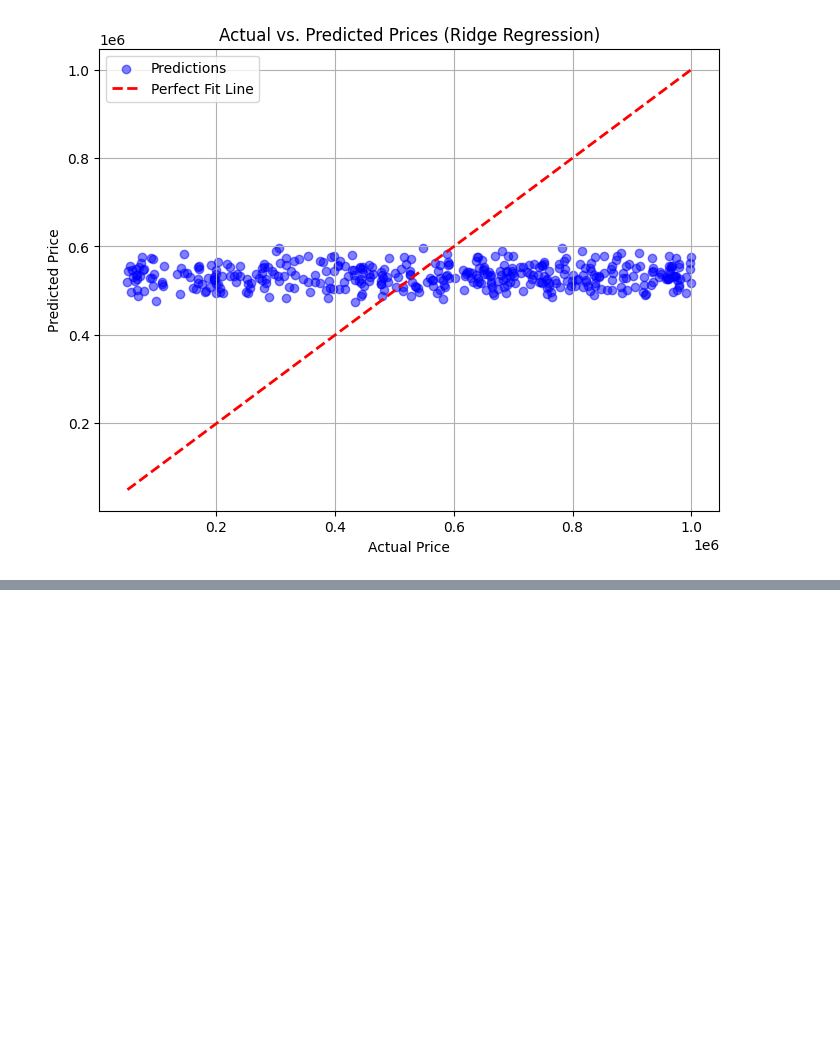
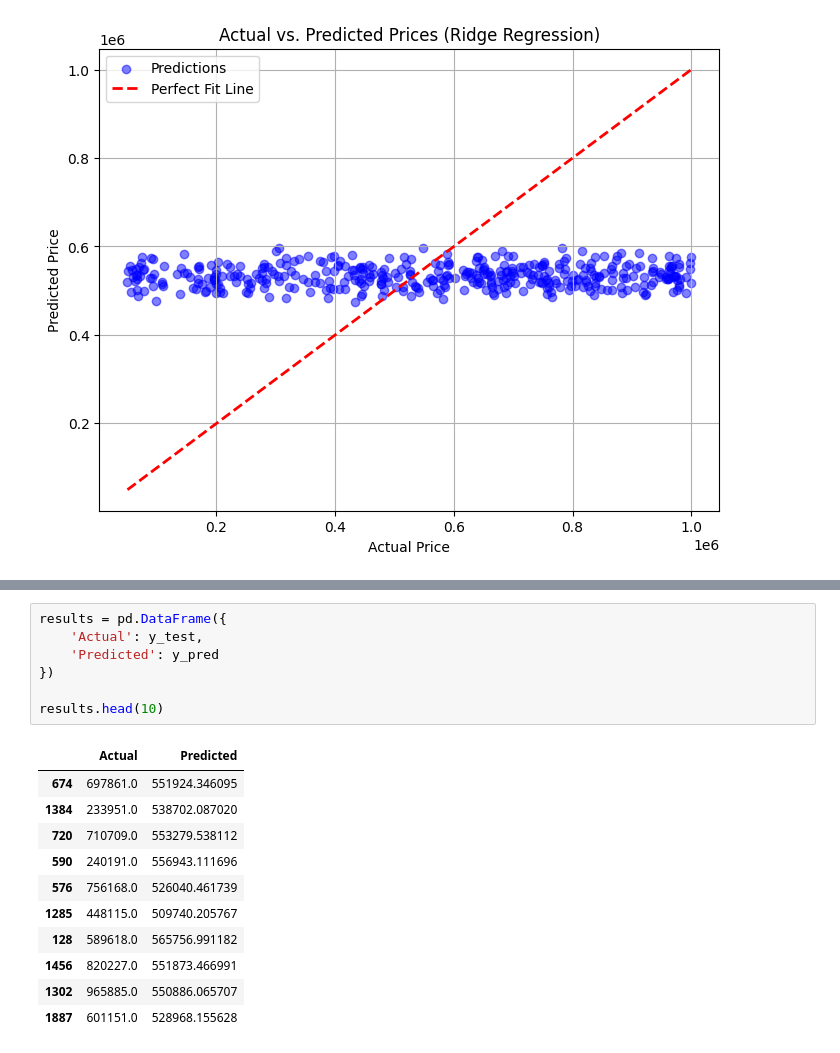
Before and after one commit to FrankFayz/ML_PROJECT, a Jupyter notebook: MACHINE_LEARNING_ASSIGNMENT2.ipynb, the cells around one changed output, grey strips where cells are left out. Drawn from its saved outputs; the diff is of its cells as text; blank space fills up the shorter version.

```diff
--- a/MACHINE_LEARNING_ASSIGNMENT2.ipynb
+++ b/MACHINE_LEARNING_ASSIGNMENT2.ipynb
@@ -749,0 +761,19 @@ This result serves as the primary Ridge Regression baseline.
+# %%
+results = pd.DataFrame({
+    'Actual': y_test,
+    'Predicted': y_pred
+})
+
+results.head(10)
+# %% [output]
+|  | Actual | Predicted |
+| 674 | 697861.0 | 551924.346095 |
+| 1384 | 233951.0 | 538702.087020 |
+| 720 | 710709.0 | 553279.538112 |
+| 590 | 240191.0 | 556943.111696 |
+| 576 | 756168.0 | 526040.461739 |
+| 1285 | 448115.0 | 509740.205767 |
+| 128 | 589618.0 | 565756.991182 |
+| 1456 | 820227.0 | 551873.466991 |
+| 1302 | 965885.0 | 550886.065707 |
+| 1887 | 601151.0 | 528968.155628 |
```
Also changed, not shown: parts of 20 cells of this notebook.
